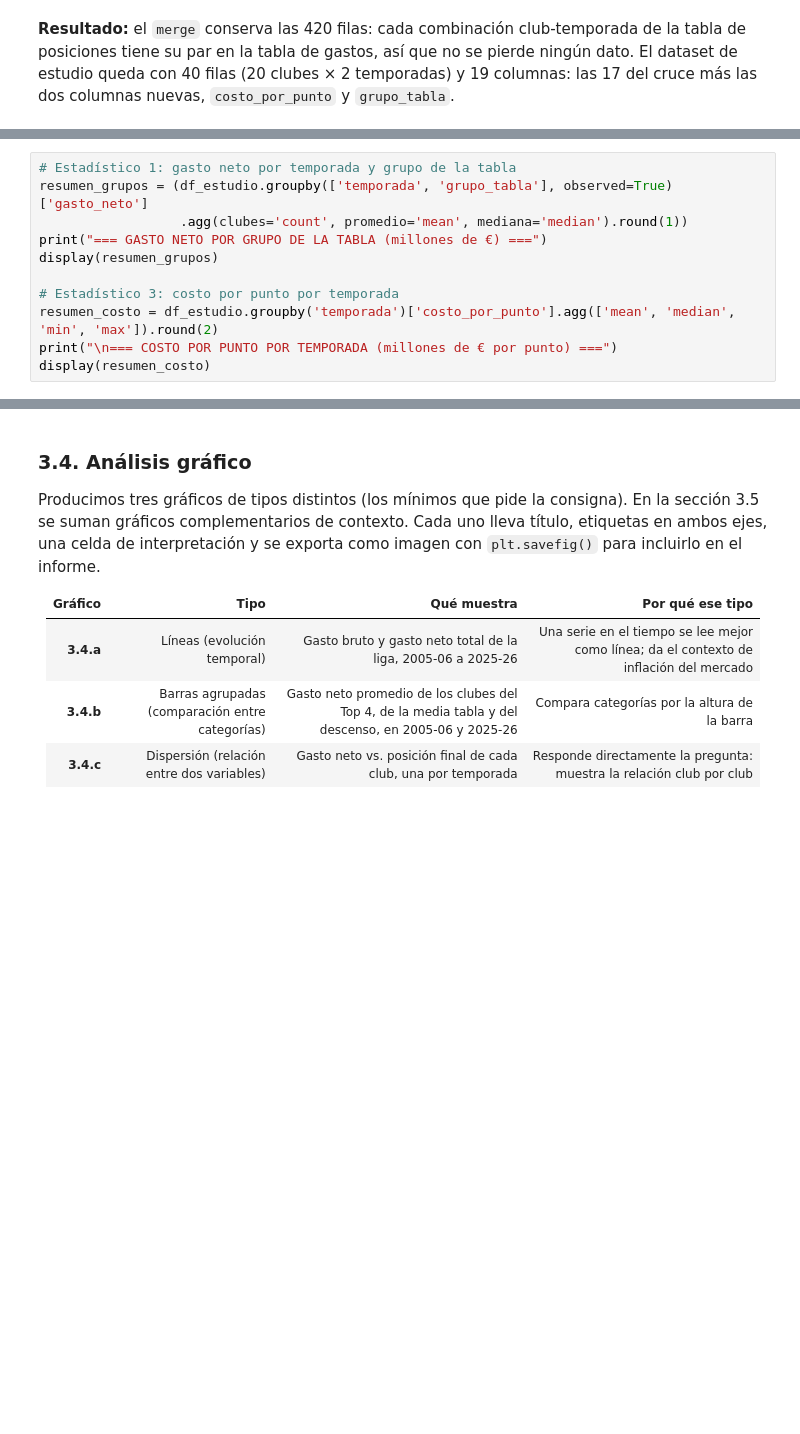
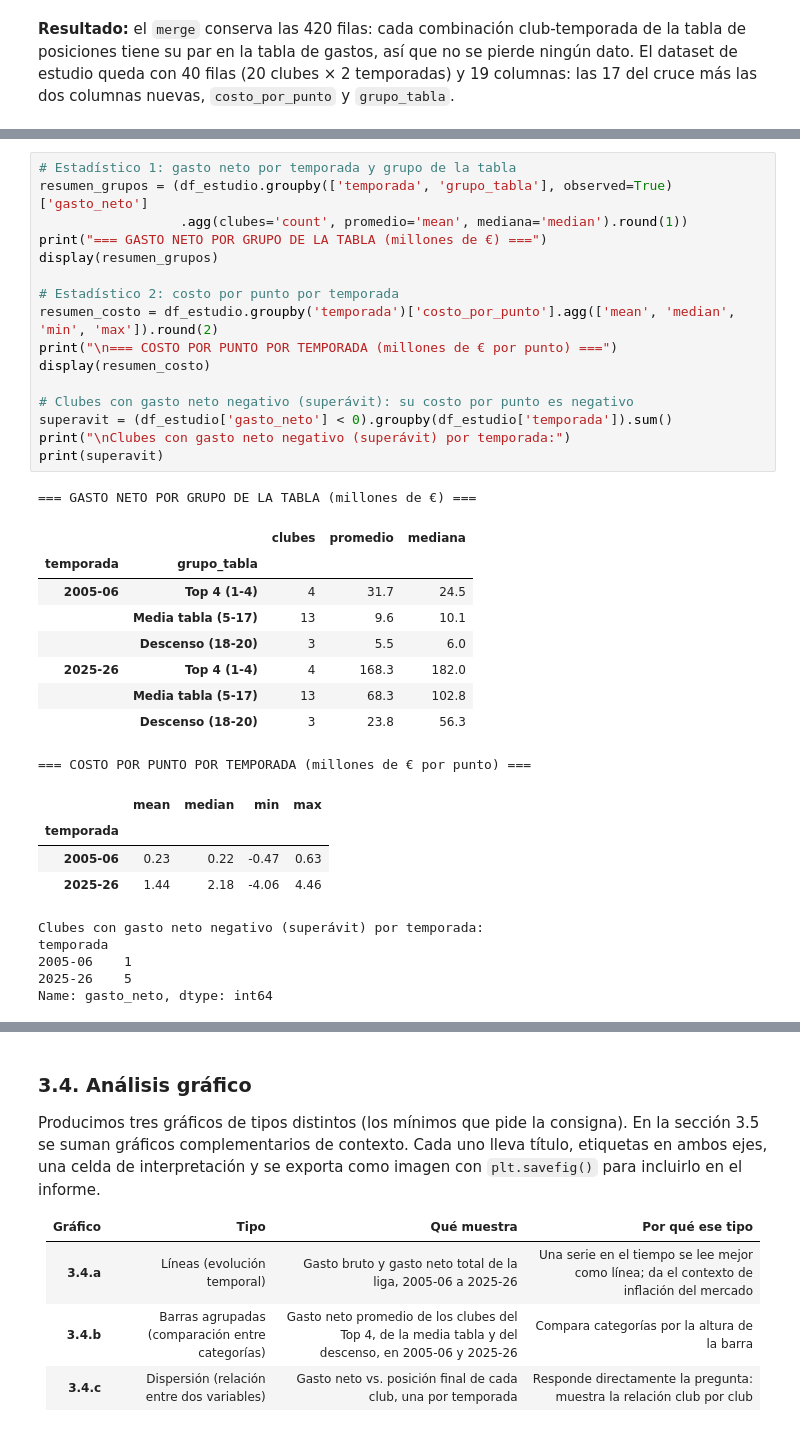
Before and after one commit to valeencamargo14/TP-Labo-, a Jupyter notebook: TP_Labo.ipynb, the cells around one changed output, grey strips where cells are left out. Drawn from its saved outputs; the diff is of its cells as text; blank space fills up the shorter version.

```diff
--- a/TP_Labo.ipynb
+++ b/TP_Labo.ipynb
@@ -351,11 +488,36 @@ NameError: name 'pd' is not defined
 # %%
 # Estadístico 1: gasto neto por temporada y grupo de la tabla
 resumen_grupos = (df_estudio.groupby(['temporada', 'grupo_tabla'], observed=True)['gasto_neto']
                   .agg(clubes='count', promedio='mean', mediana='median').round(1))
 print("=== GASTO NETO POR GRUPO DE LA TABLA (millones de €) ===")
 display(resumen_grupos)
 
-# Estadístico 3: costo por punto por temporada
+# Estadístico 2: costo por punto por temporada
 resumen_costo = df_estudio.groupby('temporada')['costo_por_punto'].agg(['mean', 'median', 'min', 'max']).round(2)
 print("\n=== COSTO POR PUNTO POR TEMPORADA (millones de € por punto) ===")
 display(resumen_costo)
+
+# Clubes con gasto neto negativo (superávit): su costo por punto es negativo
+superavit = (df_estudio['gasto_neto'] < 0).groupby(df_estudio['temporada']).sum()
+print("\nClubes con gasto neto negativo (superávit) por temporada:")
+print(superavit)
+# %% [output]
+=== GASTO NETO POR GRUPO DE LA TABLA (millones de €) ===
+|  |  | clubes | promedio | mediana |
+| temporada | grupo_tabla |  |  |  |
+| 2005-06 | Top 4 (1-4) | 4 | 31.7 | 24.5 |
+|  | Media tabla (5-17) | 13 | 9.6 | 10.1 |
+|  | Descenso (18-20) | 3 | 5.5 | 6.0 |
+| 2025-26 | Top 4 (1-4) | 4 | 168.3 | 182.0 |
+|  | Media tabla (5-17) | 13 | 68.3 | 102.8 |
+|  | Descenso (18-20) | 3 | 23.8 | 56.3 |
+=== COSTO POR PUNTO POR TEMPORADA (millones de € por punto) ===
+|  | mean | median | min | max |
+| temporada |  |  |  |  |
+| 2005-06 | 0.23 | 0.22 | -0.47 | 0.63 |
+| 2025-26 | 1.44 | 2.18 | -4.06 | 4.46 |
+Clubes con gasto neto negativo (superávit) por temporada:
+temporada
+2005-06    1
+2025-26    5
+Name: gasto_neto, dtype: int64
```
Also changed, not shown: parts of 33 cells of this notebook.
